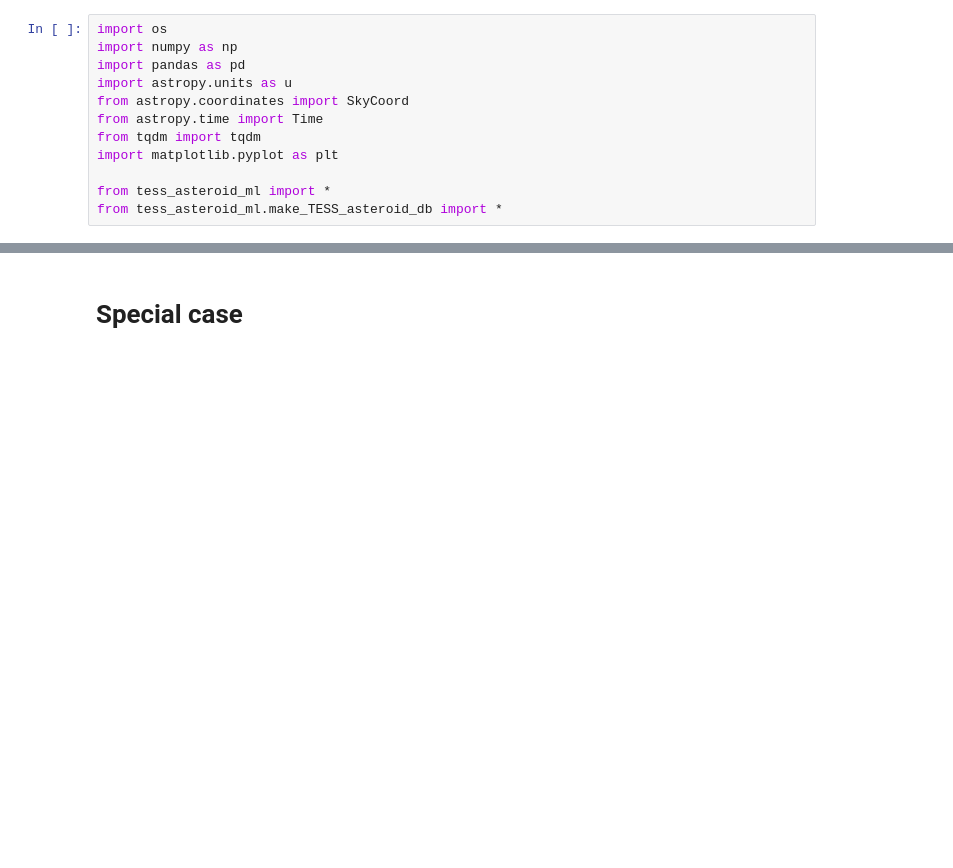
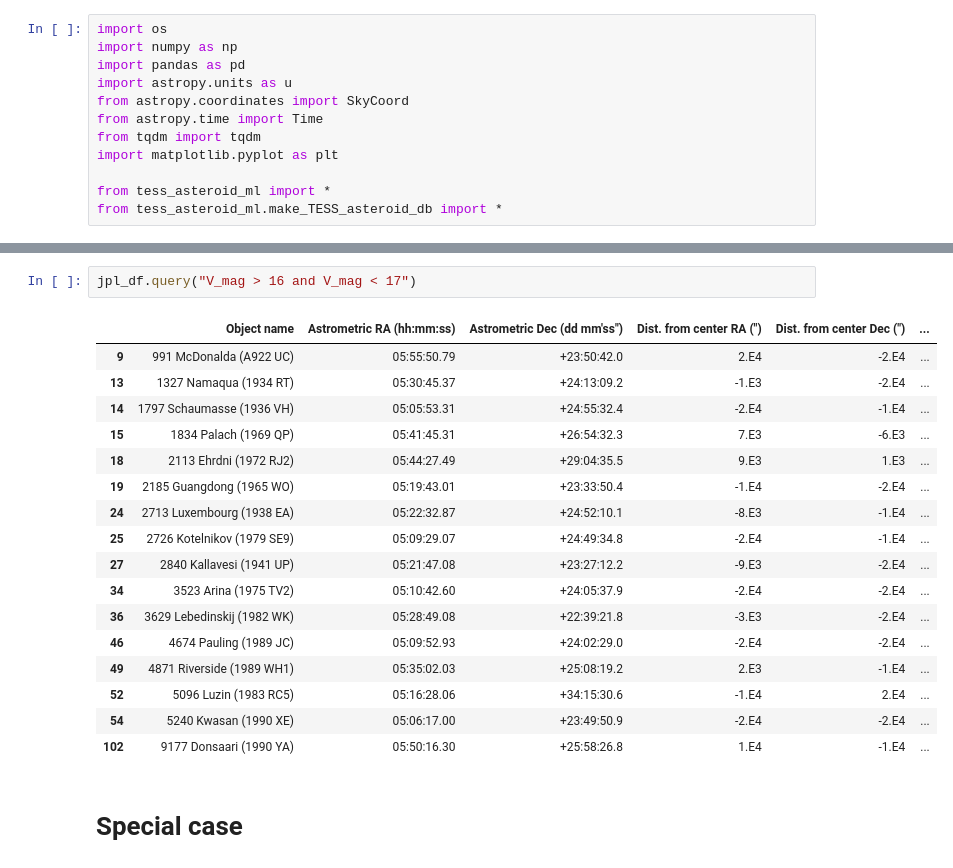
Before and after one commit to jorgemarpa/tess-asteroid-ml, a Jupyter notebook: notebooks/jpl_sector_query.ipynb, the cells around one changed output, grey strips where cells are left out. Drawn from its saved outputs; the diff is of its cells as text; blank space fills up the shorter version.

```diff
--- a/notebooks/jpl_sector_query.ipynb
+++ b/notebooks/jpl_sector_query.ipynb
@@ -166,3 +211,23 @@ Set MJD-END to 59288.462433 from DATE-END'. [astropy.wcs.wcs]
+# %%
+jpl_df.query("V_mag > 16 and V_mag < 17")
+# %% [output]
+|  | Object name | Astrometric RA (hh:mm:ss) | Astrometric Dec (dd mm'ss") | Dist. from center RA (") | Dist. from center Dec (") | ... |
+| 9 | 991 McDonalda (A922 UC) | 05:55:50.79 | +23:50:42.0 | 2.E4 | -2.E4 | ... |
+| 13 | 1327 Namaqua (1934 RT) | 05:30:45.37 | +24:13:09.2 | -1.E3 | -2.E4 | ... |
+| 14 | 1797 Schaumasse (1936 VH) | 05:05:53.31 | +24:55:32.4 | -2.E4 | -1.E4 | ... |
+| 15 | 1834 Palach (1969 QP) | 05:41:45.31 | +26:54:32.3 | 7.E3 | -6.E3 | ... |
+| 18 | 2113 Ehrdni (1972 RJ2) | 05:44:27.49 | +29:04:35.5 | 9.E3 | 1.E3 | ... |
+| 19 | 2185 Guangdong (1965 WO) | 05:19:43.01 | +23:33:50.4 | -1.E4 | -2.E4 | ... |
+| 24 | 2713 Luxembourg (1938 EA) | 05:22:32.87 | +24:52:10.1 | -8.E3 | -1.E4 | ... |
+| 25 | 2726 Kotelnikov (1979 SE9) | 05:09:29.07 | +24:49:34.8 | -2.E4 | -1.E4 | ... |
+| 27 | 2840 Kallavesi (1941 UP) | 05:21:47.08 | +23:27:12.2 | -9.E3 | -2.E4 | ... |
+| 34 | 3523 Arina (1975 TV2) | 05:10:42.60 | +24:05:37.9 | -2.E4 | -2.E4 | ... |
+| 36 | 3629 Lebedinskij (1982 WK) | 05:28:49.08 | +22:39:21.8 | -3.E3 | -2.E4 | ... |
+| 46 | 4674 Pauling (1989 JC) | 05:09:52.93 | +24:02:29.0 | -2.E4 | -2.E4 | ... |
+| 49 | 4871 Riverside (1989 WH1) | 05:35:02.03 | +25:08:19.2 | 2.E3 | -1.E4 | ... |
+| 52 | 5096 Luzin (1983 RC5) | 05:16:28.06 | +34:15:30.6 | -1.E4 | 2.E4 | ... |
+| 54 | 5240 Kwasan (1990 XE) | 05:06:17.00 | +23:49:50.9 | -2.E4 | -2.E4 | ... |
+| 102 | 9177 Donsaari (1990 YA) | 05:50:16.30 | +25:58:26.8 | 1.E4 | -1.E4 | ... |
 # %% [markdown]
 # Special case
 # %%
```
Also changed, not shown: parts of 4 cells of this notebook, 9 other files.
